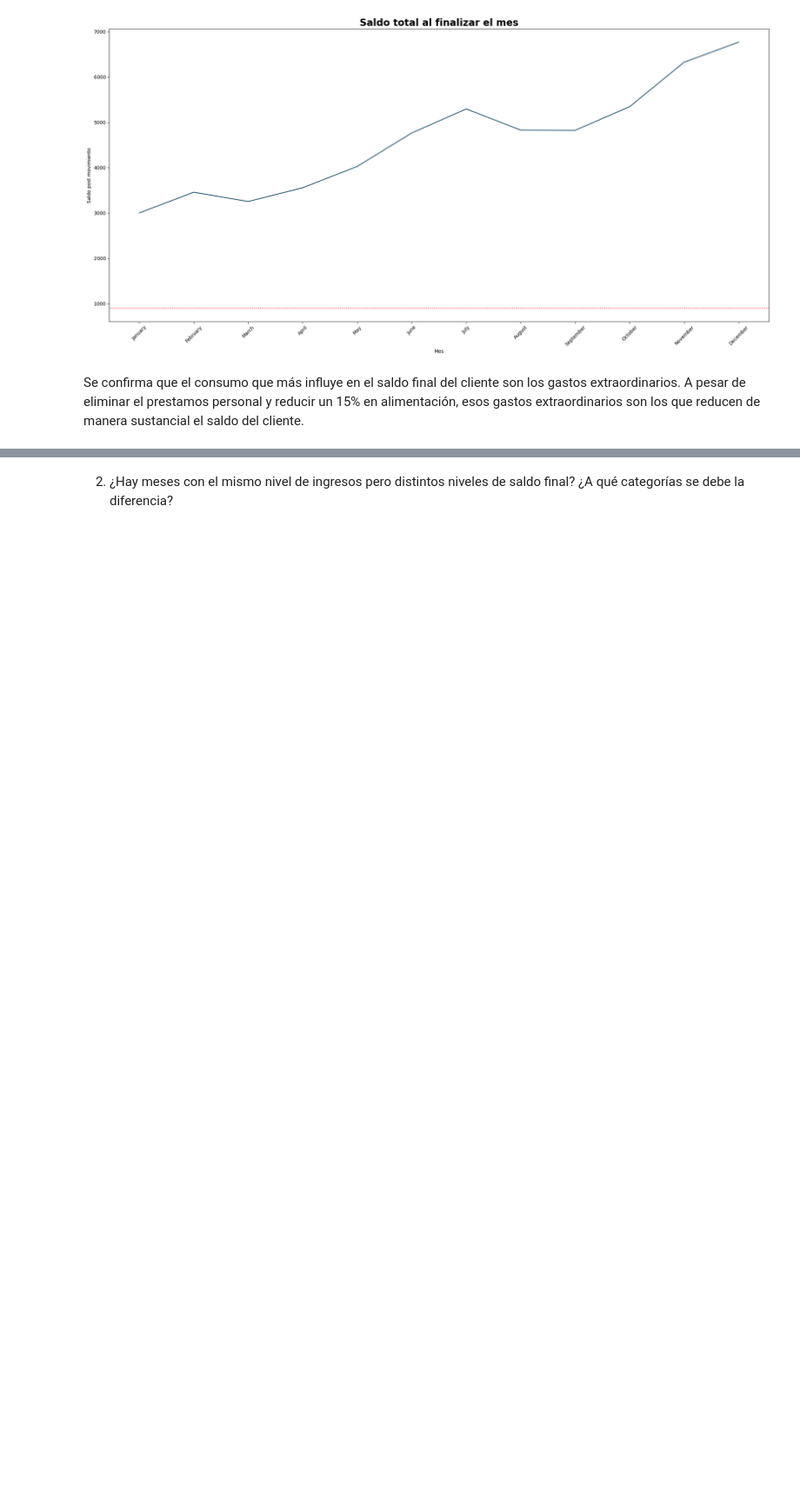
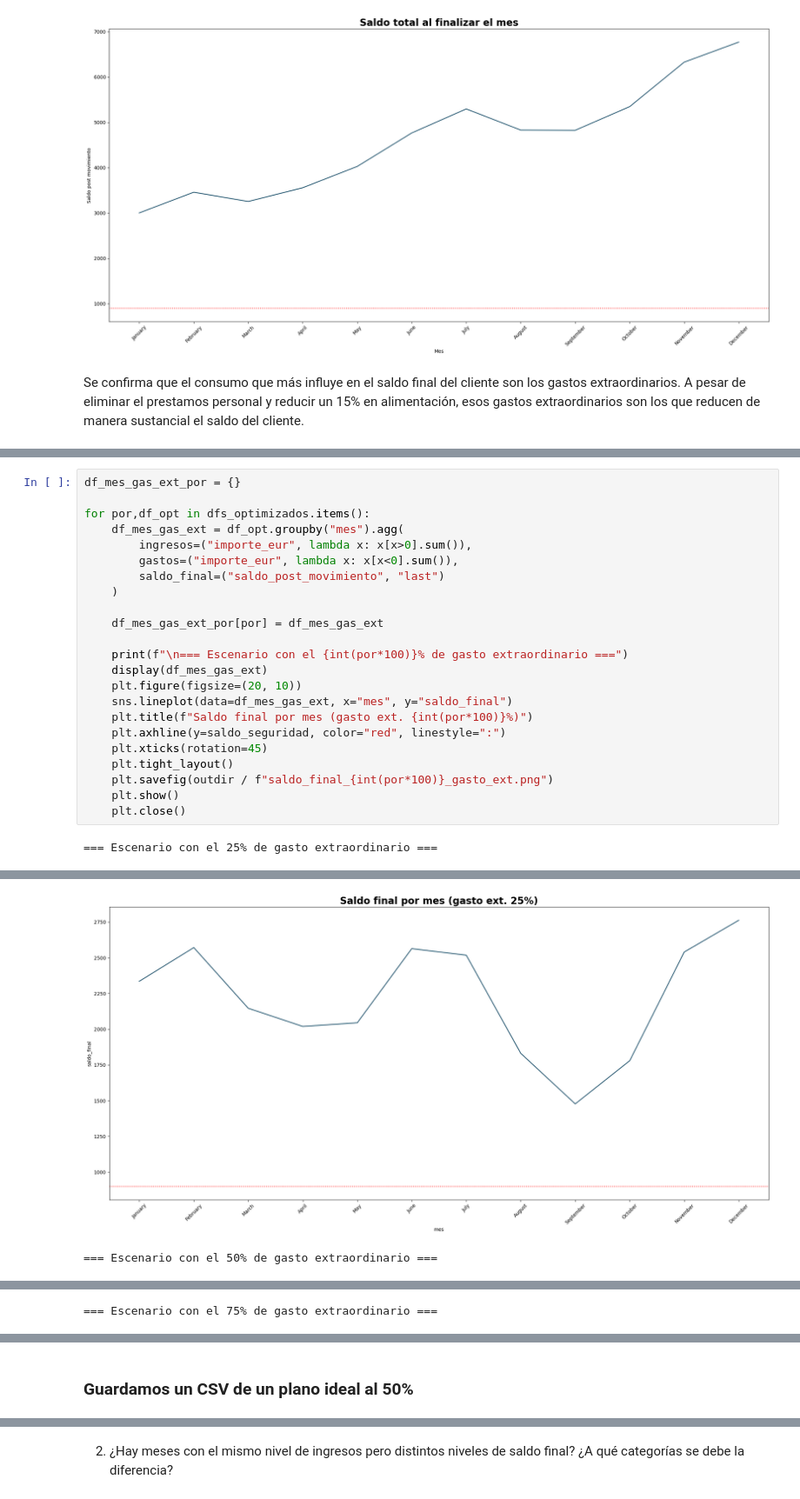
Before and after one commit to maxicoceres-data/Analisis_Exploratorio_de_Movimientos-Bancarios-y-Reportes, a Jupyter notebook: notebooks/analisis.ipynb, the cells around one changed output, grey strips where cells are left out. Shown at 87% size. Drawn from its saved outputs; the diff is of its cells as text; blank space fills up the shorter version.

```diff
--- a/notebooks/analisis.ipynb
+++ b/notebooks/analisis.ipynb
@@ -844,0 +922,25 @@ A pesar de eliminar el prestamos personal y reducir un 15% en alimentación, eso
+# %%
+df_mes_gas_ext_por = {}
+
+for por,df_opt in dfs_optimizados.items():
+    df_mes_gas_ext = df_opt.groupby("mes").agg(
+        ingresos=("importe_eur", lambda x: x[x>0].sum()),
+        gastos=("importe_eur", lambda x: x[x<0].sum()),
+        saldo_final=("saldo_post_movimiento", "last")
+    )
+
+    df_mes_gas_ext_por[por] = df_mes_gas_ext
+
+    print(f"\n=== Escenario con el {int(por*100)}% de gasto extraordinario ===")
+    display(df_mes_gas_ext)
+    plt.figure(figsize=(20, 10))
+    sns.lineplot(data=df_mes_gas_ext, x="mes", y="saldo_final")
+    plt.title(f"Saldo final por mes (gasto ext. {int(por*100)}%)")
+    plt.axhline(y=saldo_seguridad, color="red", linestyle=":")
+    plt.xticks(rotation=45)
+    plt.tight_layout()
+    plt.savefig(outdir / f"saldo_final_{int(por*100)}_gasto_ext.png")
+    plt.show()
+    plt.close()
+# %% [output]
+=== Escenario con el 25% de gasto extraordinario ===
@@ -844,0 +961,2 @@ A pesar de eliminar el prestamos personal y reducir un 15% en alimentación, eso
+[figure, added]
+=== Escenario con el 50% de gasto extraordinario ===
@@ -844,0 +978 @@ A pesar de eliminar el prestamos personal y reducir un 15% en alimentación, eso
+=== Escenario con el 75% de gasto extraordinario ===
@@ -844,0 +994,2 @@ A pesar de eliminar el prestamos personal y reducir un 15% en alimentación, eso
+# %% [markdown]
+### Guardamos un CSV de un plano ideal al 50%
```
Also changed, not shown: parts of 38 cells of this notebook, 18 other files.
